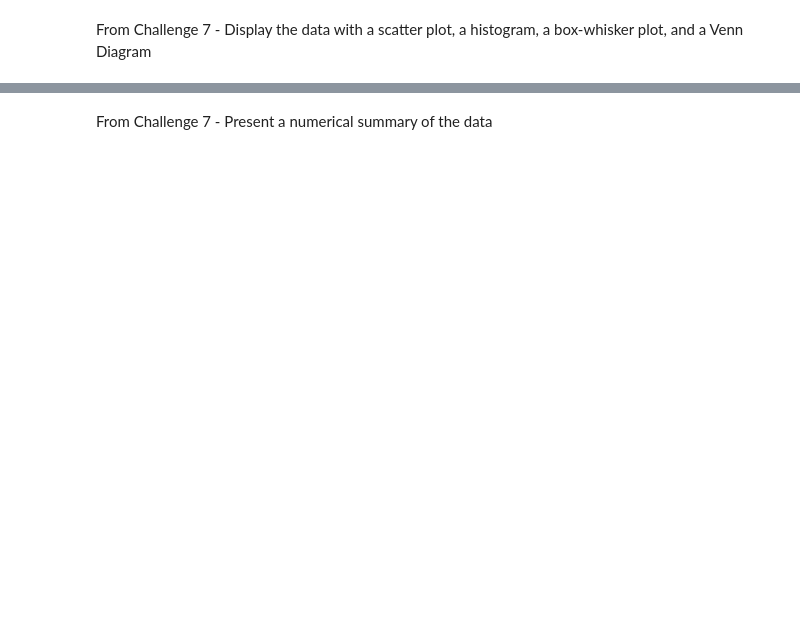
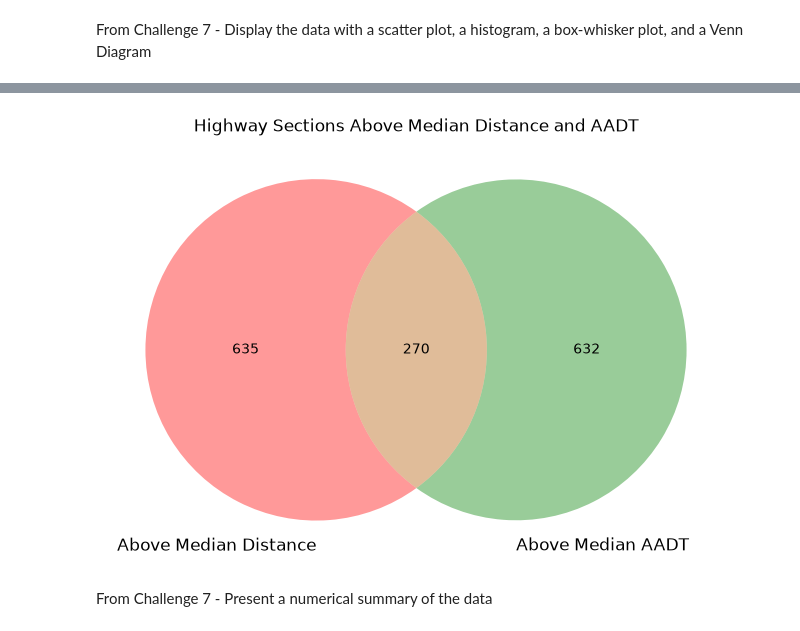
Before and after one commit to JohnBuni/Data-Analysis-Project-Group4, a Jupyter notebook: group4presentation.ipynb, the cells around one changed output, grey strips where cells are left out. Cells and saved outputs as stored; diff of their text form; code cells hidden in the pictures; blank space fills up the shorter version.

```diff
--- a/group4presentation.ipynb
+++ b/group4presentation.ipynb
@@ -202,5 +249,26 @@ plt.show()
 # %%
-# likely no sensible Venn diagram for this data.
+"""
+Venn diagram comparing highway sections above the
+median for distance and 2024 AADT. The overlap shows
+sections above both medians.
+"""
+distance_median = data["Distance (KM)"].median()
+aadt_median = data["2024 AADT"].median()
+
+long_sections = set(data.index[data["Distance (KM)"] > distance_median])
+high_traffic_sections = set(data.index[data["2024 AADT"] > aadt_median])
+
+plt.figure(figsize=(8, 6))
+
+venn2(
+    [long_sections, high_traffic_sections],
+    set_labels=("Above Median Distance", "Above Median AADT")
+)
+
+plt.title("Highway Sections Above Median Distance and AADT")
+plt.show()
+# %% [output]
+[figure, added]
 # %% [markdown]
 From Challenge 7 - Present a numerical summary of the data
 # %%
```
Also changed, not shown: parts of 12 cells of this notebook, 2 other files.
